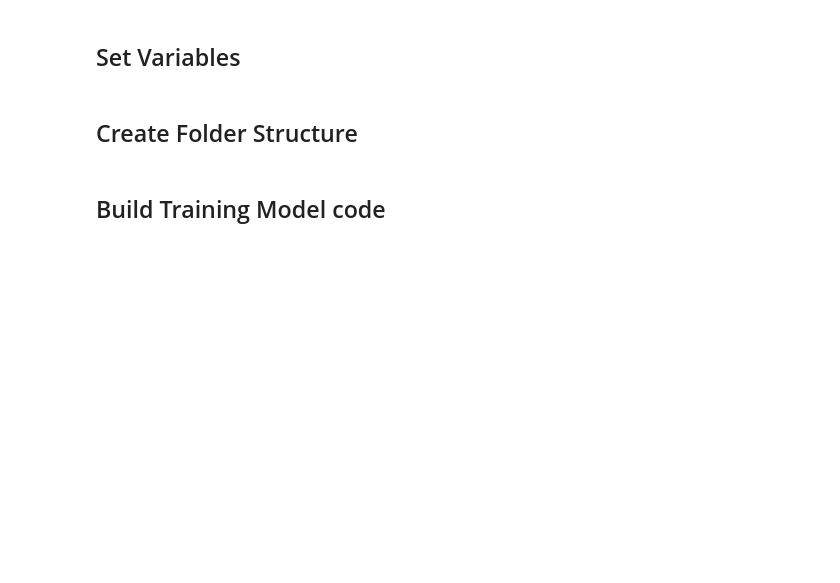
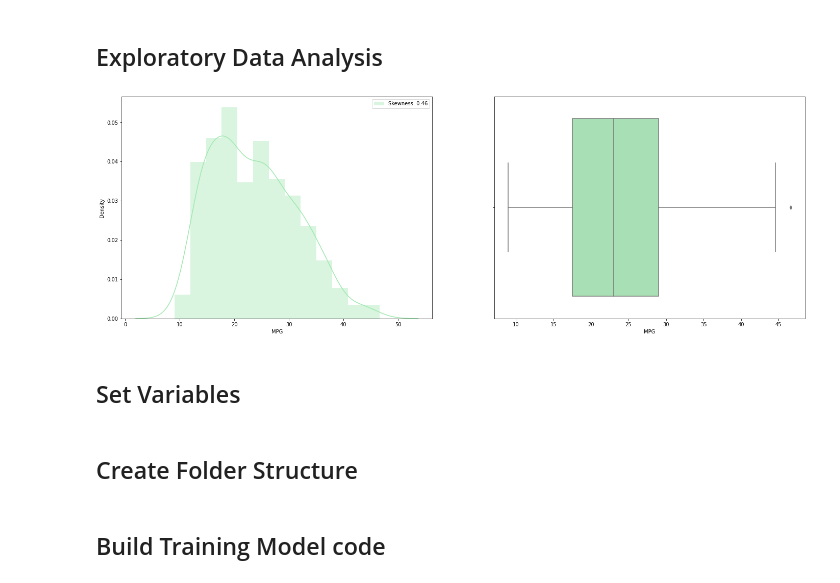
Before and after one commit to jchavezar/code, a Jupyter notebook: pipe_notebook/pipe-CustomTrainJobOp-FastAPI.ipynb, the cells around one changed output. Cells and saved outputs as stored; diff of their text form; code cells hidden in the pictures; blank space fills up the shorter version.

```diff
--- a/pipe_notebook/pipe-CustomTrainJobOp-FastAPI.ipynb
+++ b/pipe_notebook/pipe-CustomTrainJobOp-FastAPI.ipynb
@@ -1,3 +1,27 @@
+# %% [markdown]
+## Exploratory Data Analysis
+# %%
+import pandas as pd
+import seaborn as sns
+import matplotlib.pyplot as plt
+from tensorflow import keras
+import warnings
+warnings.filterwarnings('ignore')
+
+dataset_path = keras.utils.get_file('auto-mpg.data', 'http://archive.ics.uci.edu/ml/machine-learning-databases/auto-mpg/auto-mpg.data')
+column_names = ['MPG','Cylinders','Displacement','Horsepower','Weight','Acceleration', 'Model Year', 'Origin']
+dataset = pd.read_csv(dataset_path, names=column_names, na_values = "?", comment='\t',sep=" ", skipinitialspace=True)
+
+plt.figure(figsize=(24,8))
+plt.subplot(1,2,1)
+t=sns.distplot(dataset['MPG'],label='Skewness: %.2f'%(dataset['MPG'].skew()) )
+t.legend()
+plt.subplot(1,2,2)
+sns.set_palette(sns.color_palette(["#A0E8AF"]))
+sns.boxplot(x=dataset['MPG'])
+plt.show()
+# %% [output]
+[figure, added]
 # %% [markdown]
 ## Set Variables
 # %%
```
Also changed, not shown: parts of 6 cells of this notebook.
